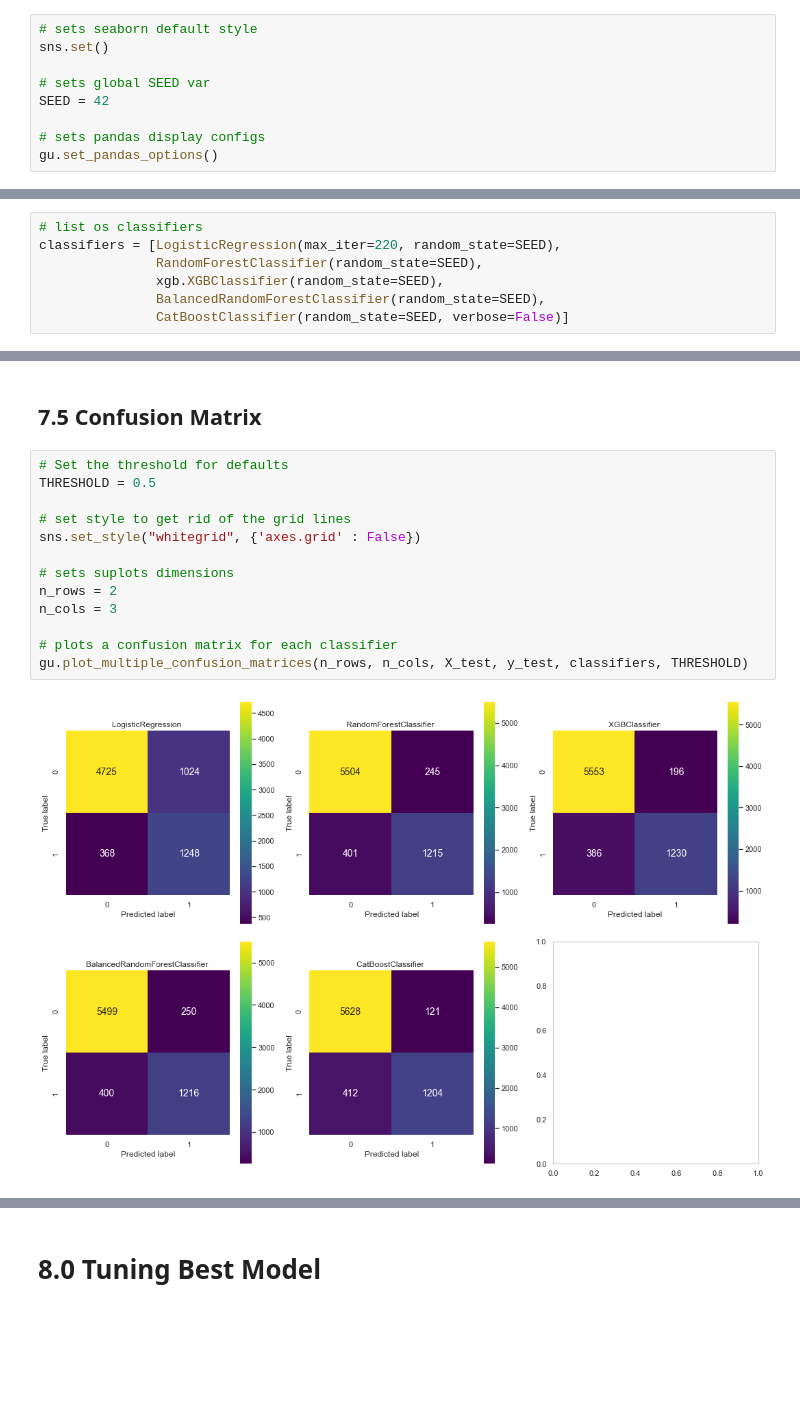
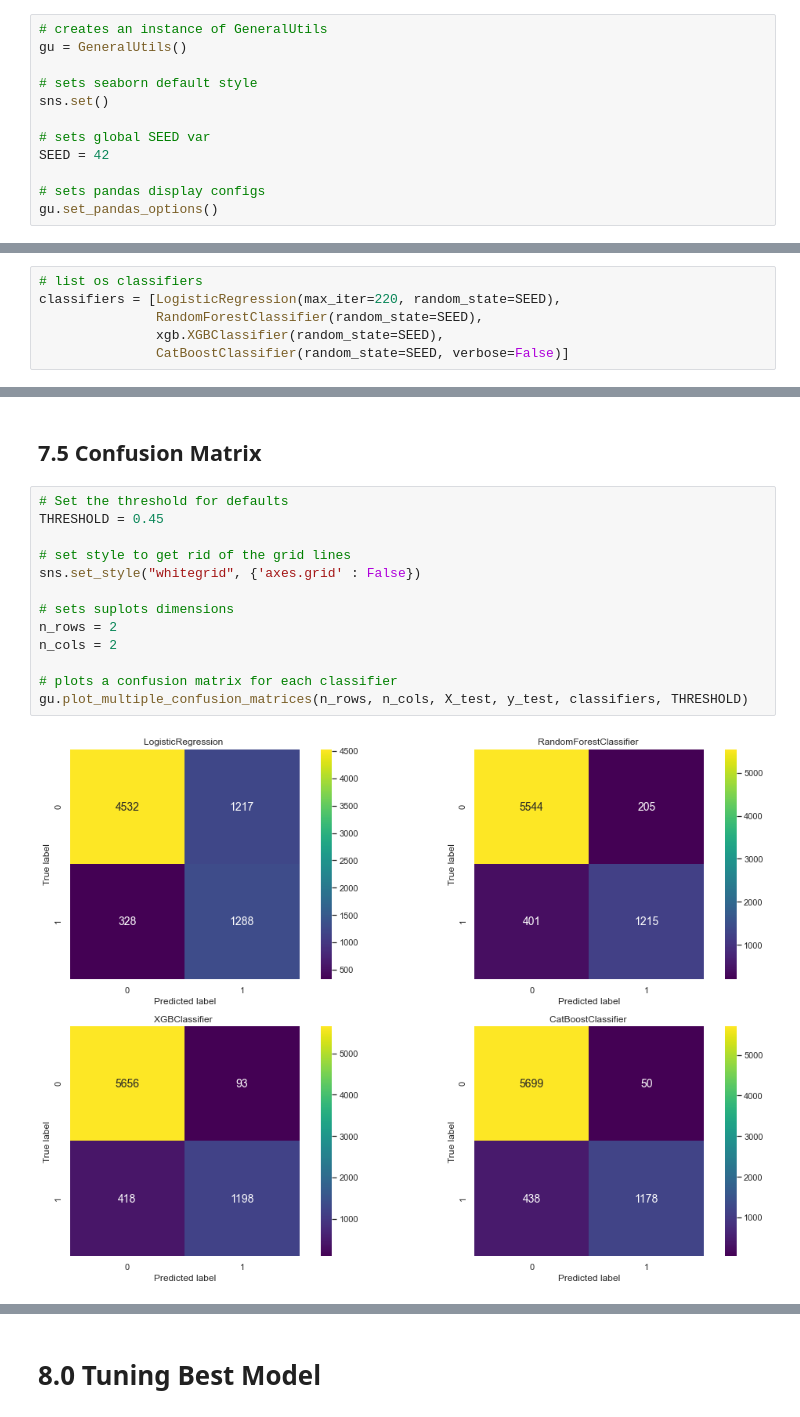
Before and after one commit to brunokatekawa/credit_risk, a Jupyter notebook: Credit_Risk.ipynb, the cells around one changed output, grey strips where cells are left out. Saved outputs shown, nothing was run; the diff lists cells and outputs as text; blank space fills up the shorter version.

```diff
--- a/Credit_Risk.ipynb
+++ b/Credit_Risk.ipynb
@@ -59,6 +59,9 @@ from sklearn.calibration import CalibratedClassifierCV
 # %% [markdown]
 # Helper functions
 # %%
+# creates an instance of GeneralUtils
+gu = GeneralUtils()
+
 # sets seaborn default style
 sns.set()
 
@@ -1493,7 +1490,6 @@ THRESHOLD = 0.5
 classifiers = [LogisticRegression(max_iter=220, random_state=SEED),
                RandomForestClassifier(random_state=SEED),
                xgb.XGBClassifier(random_state=SEED),
-               BalancedRandomForestClassifier(random_state=SEED),
                CatBoostClassifier(random_state=SEED, verbose=False)]
 # %%
 # calculates classifiers performance
@@ -1519,17 +1515,17 @@ The <mark>**highlighted cells**</mark> correspond to the max value at each colum
 ## 7.5 Confusion Matrix
 # %%
 # Set the threshold for defaults
-THRESHOLD = 0.5
+THRESHOLD = 0.45
 
 # set style to get rid of the grid lines
 sns.set_style("whitegrid", {'axes.grid' : False})
 
 # sets suplots dimensions
 n_rows = 2
-n_cols = 3
+n_cols = 2
 
 # plots a confusion matrix for each classifier
 gu.plot_multiple_confusion_matrices(n_rows, n_cols, X_test, y_test, classifiers, THRESHOLD)
 # %% [output]
-[figure, old version]
+[figure, new version]
 # %% [markdown]
```
Also changed, not shown: parts of 126 cells of this notebook.
